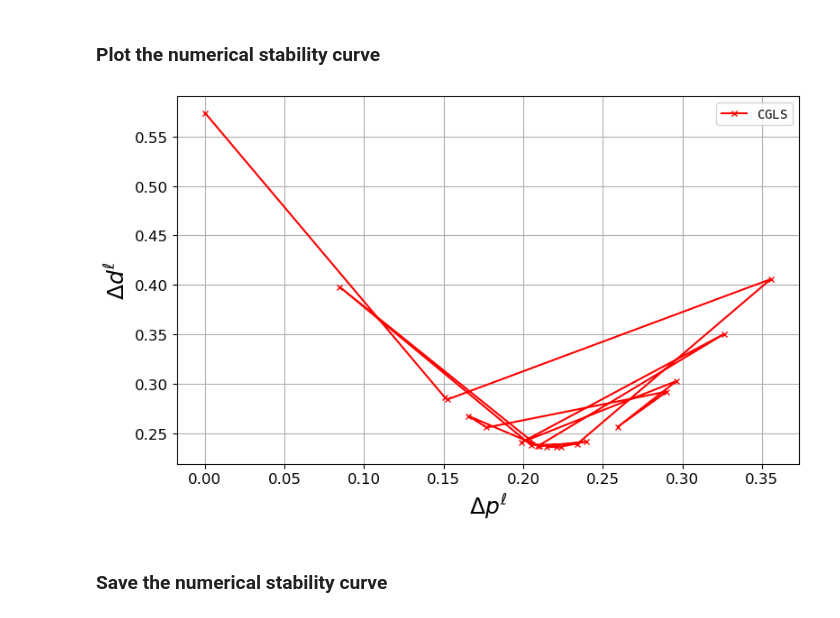
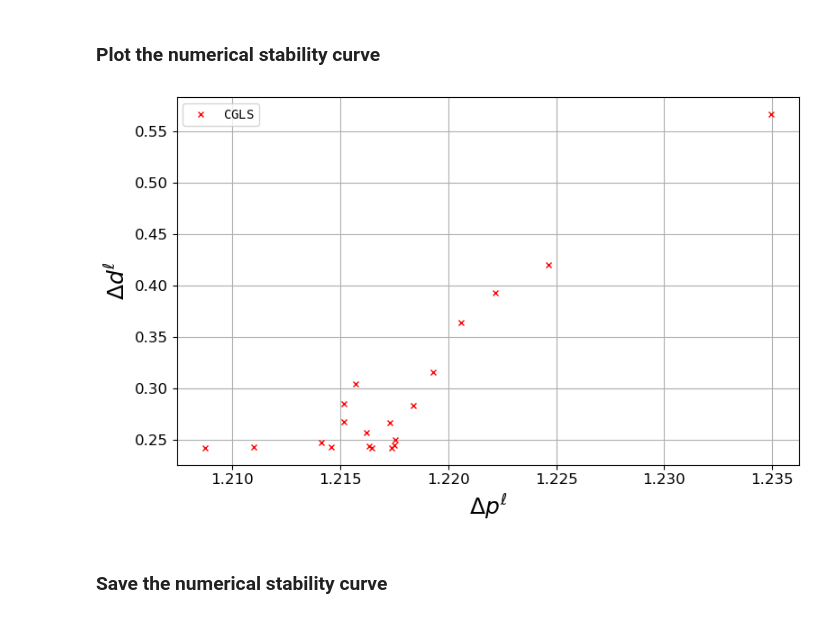
Before and after one commit to pinga-lab/eqlayer-review-computational, a Jupyter notebook: code/CGLS-stability.ipynb, the cells around one changed output. Saved outputs shown, nothing was run; the diff lists cells and outputs as text; code cells hidden in the pictures.

```diff
--- a/code/CGLS-stability.ipynb
+++ b/code/CGLS-stability.ipynb
@@ -80,7 +80,7 @@ G = cts.GRAVITATIONAL_CONST*cts.SI2MGAL*(
 # %%
 # physical-property distribution
 convergence, parameters = eql.method_CGLS(
-    sensibility_matrices=[G], data_vectors=[gravity_data_noisy['d20']],
+    sensitivity_matrices=[G], data_vectors=[gravity_data['gz']],
     epsilon=1e-3, ITMAX=50, check_input=True
     )
 # %%
@@ -124,7 +124,7 @@ for level in levels:
 
     # physical-property distribution with noise-corrupted data
     convergence, parameters_noisy = eql.method_CGLS(
-        sensibility_matrices=[G], data_vectors=[gravity_data_noisy['d{}'.format(level)]],
+        sensitivity_matrices=[G], data_vectors=[gravity_data_noisy['d{}'.format(level)]],
         epsilon=1e-3, ITMAX=50, check_input=True
         )
 
@@ -140,20 +140,20 @@ numerical_stability_curve['data'] = data_perturbations
 # %%
 fig, ax = plt.subplots(figsize=(8,5))
 
-ax.plot(model_perturbations, data_perturbations, linestyle='-',
+ax.plot(model_perturbations, data_perturbations, linestyle='',
         color='red', marker='x', alpha=1, markersize=4, label='$\mathtt{CGLS}$')
 
 ax.tick_params(axis='x', labelsize=12)
 ax.tick_params(axis='y', labelsize=12)
 ax.set_xlabel('$\Delta p^{\ell}$', fontsize=18)
 ax.set_ylabel('$\Delta d^{\ell}$', fontsize=18)
 ax.grid(True)
 ax.legend(loc='best', fontsize=10)
 plt.tight_layout()
 #plt.savefig('../manuscript/Fig/CGLS-stability.png', dpi= 300)
 plt.show()
 # %% [output]
-[figure, old version]
+[figure, new version]
 # %% [markdown]
 ### Save the numerical stability curve
 # %%
```
Also changed, not shown: parts of 1 cell of this notebook, 16 other files.
